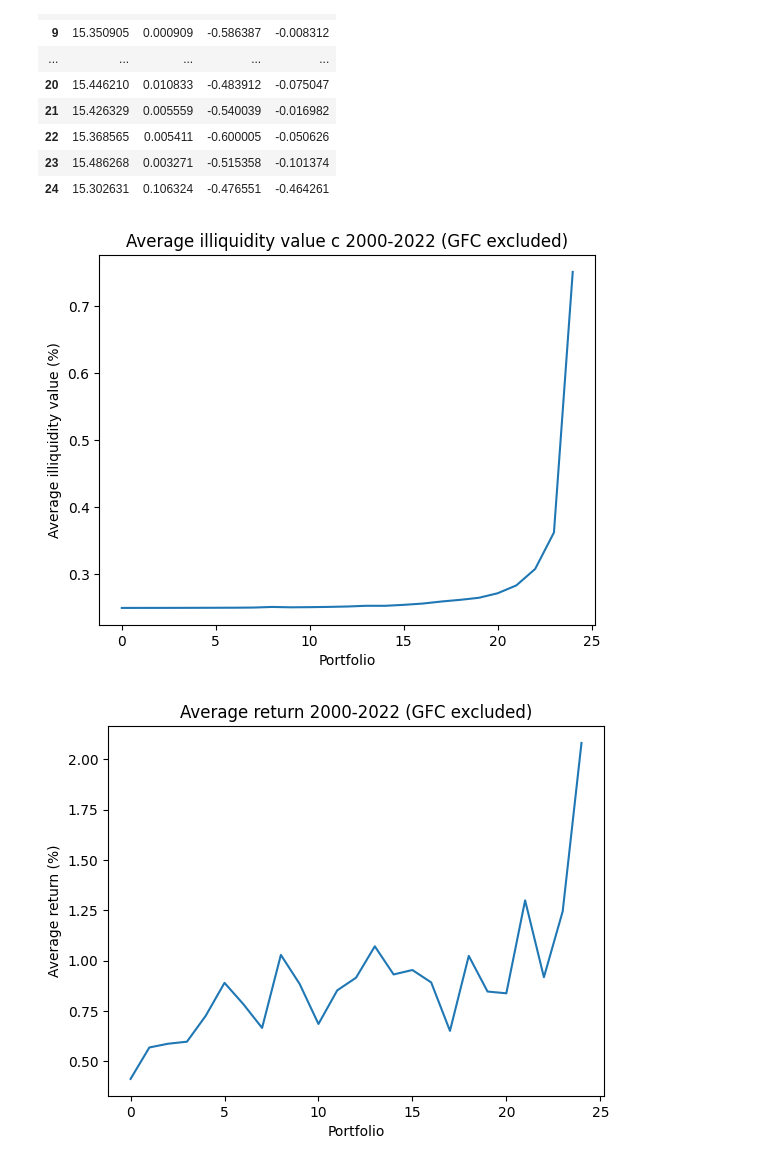
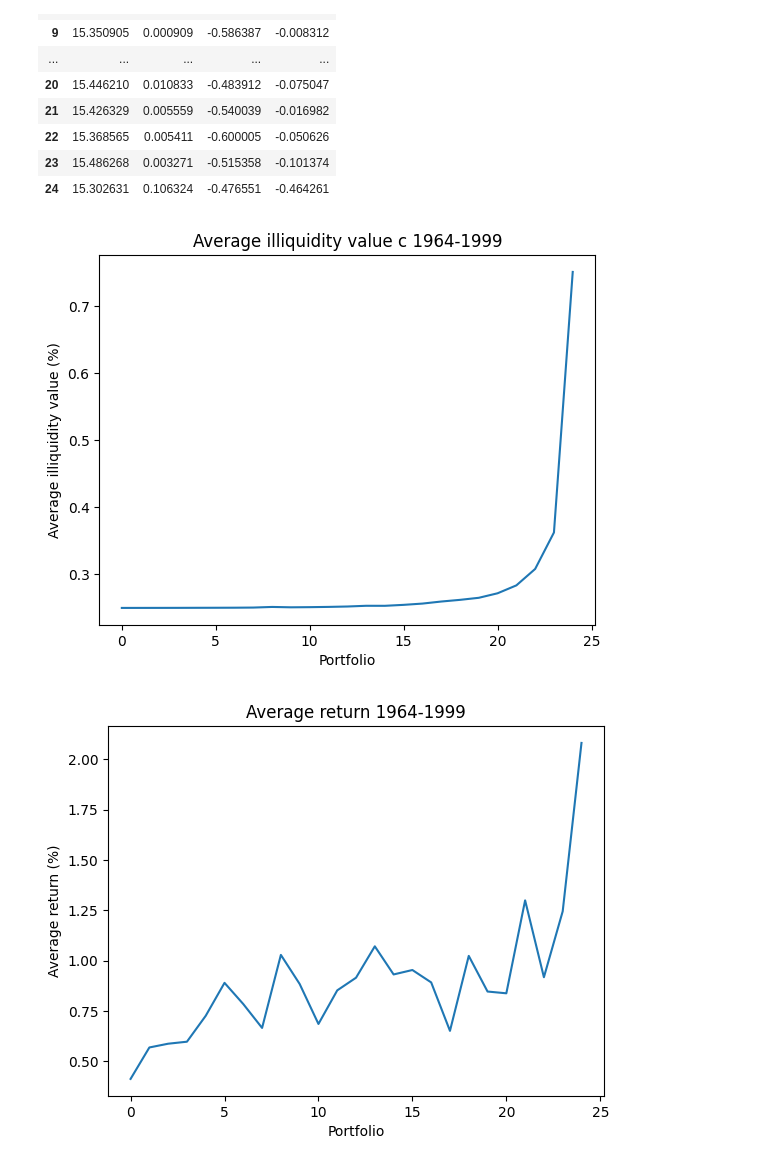
Before and after one commit to JMCG22/pm_cw, a Jupyter notebook: Data_combined_new_data_no_GFC.ipynb, the cells around one changed output. Saved outputs shown, nothing was run; the diff lists cells and outputs as text; code cells hidden in the pictures.

```diff
--- a/Data_combined_new_data_no_GFC.ipynb
+++ b/Data_combined_new_data_no_GFC.ipynb
@@ -1147,17 +1147,17 @@ df_t_stats
 | 24 | 15.302631 | 0.106324 | -0.476551 | -0.464261 |
 # %%
 df_non_market_overall_portfolio_average['average c'].plot()
-plt.title('Average illiquidity value c 2000-2022 (GFC excluded)')
+plt.title('Average illiquidity value c 1964-1999')
 plt.xlabel('Portfolio')
 plt.ylabel('Average illiquidity value (%)')
 plt.show()
 # %% [output]
-[figure, old version]
+[figure, new version]
 # %%
 df_non_market_overall_portfolio_average['average RET'].plot()
-plt.title('Average return 2000-2022 (GFC excluded)')
+plt.title('Average return 1964-1999')
 plt.xlabel('Portfolio')
 plt.ylabel('Average return (%)')
 plt.show()
 # %% [output]
-[figure, old version]
+[figure, new version]
```
Also changed, not shown: parts of 3 cells of this notebook.
